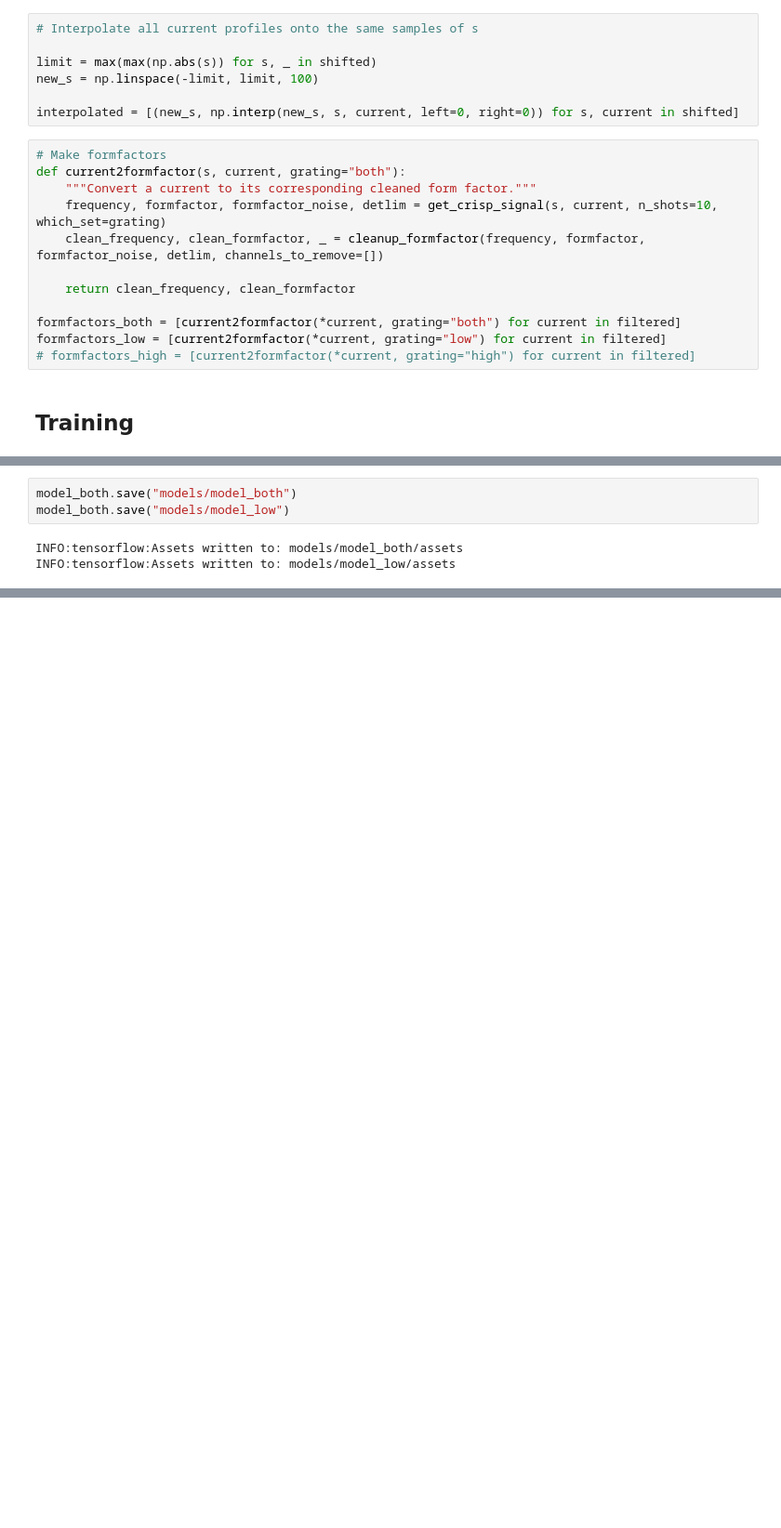
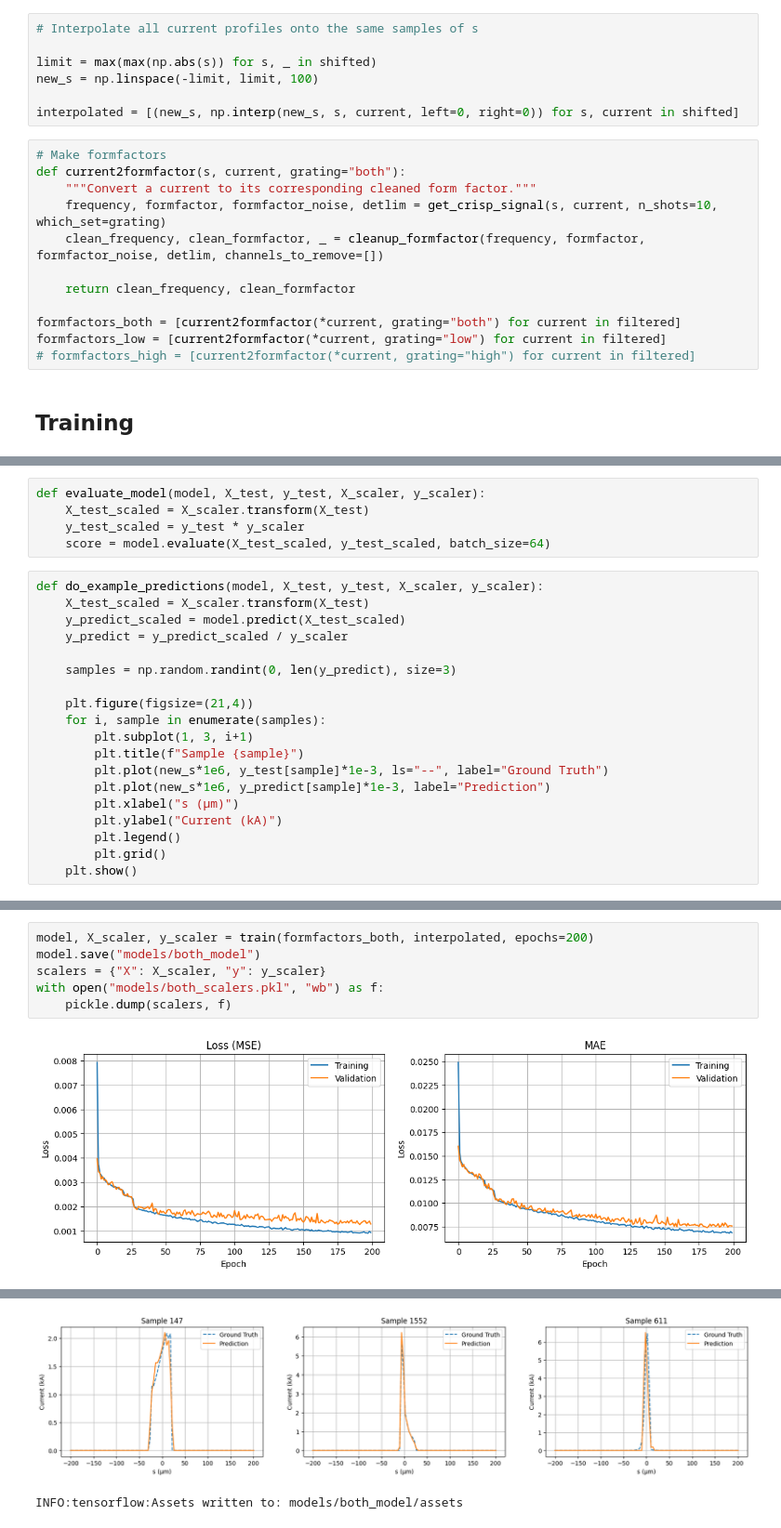
Before and after one commit to jank324/spectral-vd-euxfel, a Jupyter notebook: spectral_vd_highlow.ipynb, the cells around one changed output, grey strips where cells are left out. Shown at 93% size. Drawn from its saved outputs; the diff is of its cells as text; blank space fills up the shorter version.

Commit message:
Cleaned up seperate gating training code

```diff
--- a/spectral_vd_highlow.ipynb
+++ b/spectral_vd_highlow.ipynb
@@ -57 +77,25 @@ formfactors_low = [current2formfactor(*current, grating="low") for current in fi
+# %%
+def evaluate_model(model, X_test, y_test, X_scaler, y_scaler):
+    X_test_scaled = X_scaler.transform(X_test)
+    y_test_scaled = y_test * y_scaler
+    score = model.evaluate(X_test_scaled, y_test_scaled, batch_size=64)
+# %%
+def do_example_predictions(model, X_test, y_test, X_scaler, y_scaler):
+    X_test_scaled = X_scaler.transform(X_test)
+    y_predict_scaled = model.predict(X_test_scaled)
+    y_predict = y_predict_scaled / y_scaler
+
+    samples = np.random.randint(0, len(y_predict), size=3)
+
+    plt.figure(figsize=(21,4))
+    for i, sample in enumerate(samples):
+        plt.subplot(1, 3, i+1)
+        plt.title(f"Sample {sample}")
+        plt.plot(new_s*1e6, y_test[sample]*1e-3, ls="--", label="Ground Truth")
+        plt.plot(new_s*1e6, y_predict[sample]*1e-3, label="Prediction")
+        plt.xlabel("s (μm)")
+        plt.ylabel("Current (kA)")
+        plt.legend()
+        plt.grid()
+    plt.show()
 # %%
@@ -134,6 +129,8 @@ model_low = train(formfactors_low, interpolated)
-# %%
-model_both.save("models/model_both")
-model_both.save("models/model_low")
-# %% [output]
-INFO:tensorflow:Assets written to: models/model_both/assets
-INFO:tensorflow:Assets written to: models/model_low/assets
+# %%
+model, X_scaler, y_scaler = train(formfactors_both, interpolated, epochs=200)
+model.save("models/both_model")
+scalers = {"X": X_scaler, "y": y_scaler}
+with open("models/both_scalers.pkl", "wb") as f:
+    pickle.dump(scalers, f)
+# %% [output]
+[figure, added]
@@ -139,0 +138,2 @@ INFO:tensorflow:Assets written to: models/model_low/assets
+[figure, added]
+INFO:tensorflow:Assets written to: models/both_model/assets
```
Also changed, not shown: parts of 6 cells of this notebook, 15 other files.
